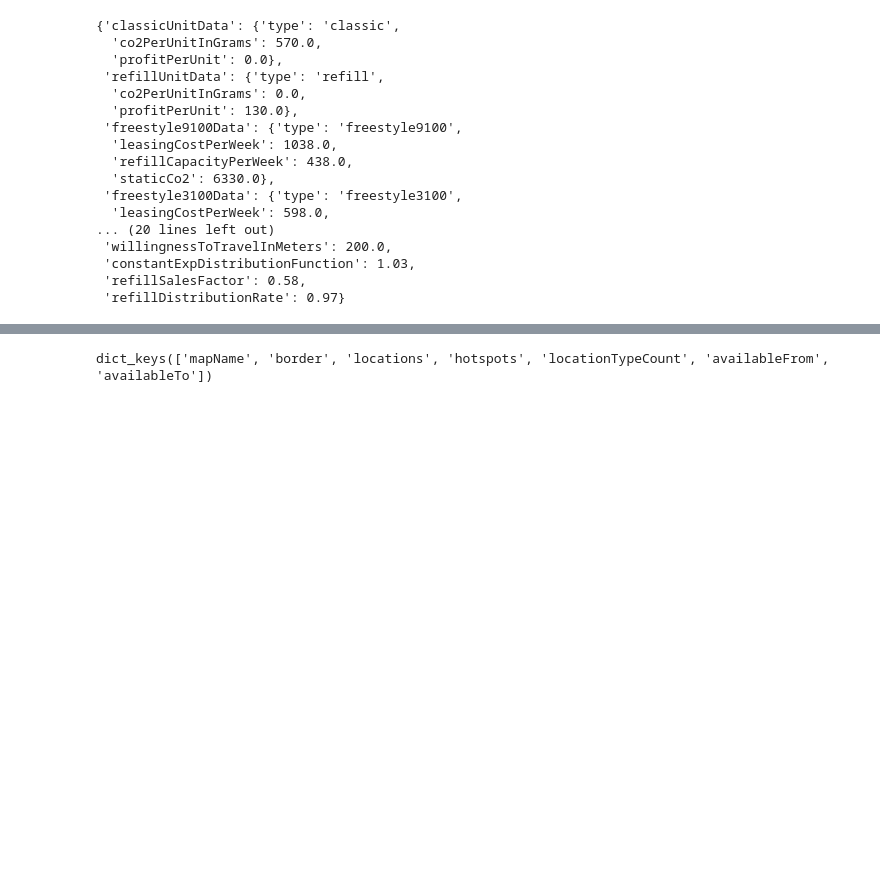
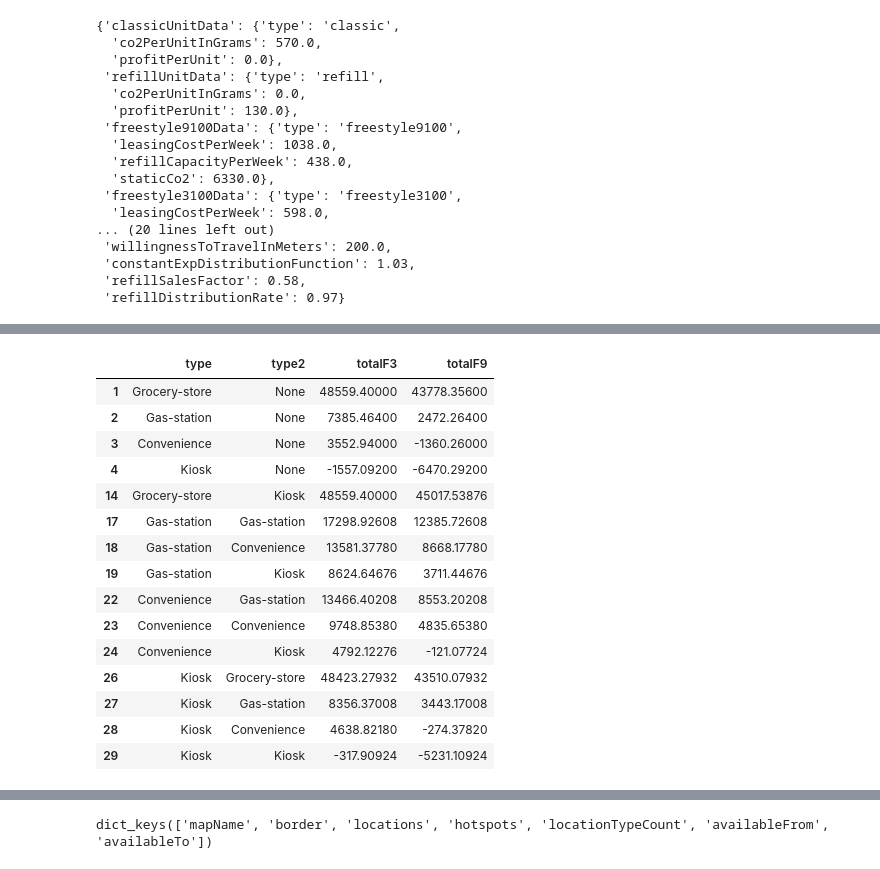
Before and after one commit to XDMickeyYau/Considition-2023-Cobra, a Jupyter notebook: exploration.ipynb, the cells around one changed output, grey strips where cells are left out. Saved outputs shown, nothing was run; the diff lists cells and outputs as text; code cells hidden in the pictures; blank space fills up the shorter version.

```diff
--- a/exploration.ipynb
+++ b/exploration.ipynb
@@ -51,0 +184,19 @@ generalData
+# %%
+sales_by_type[~F9_better][['type','type2','totalF3','totalF9']]
+# %% [output]
+|  | type | type2 | totalF3 | totalF9 |
+| 1 | Grocery-store | None | 48559.40000 | 43778.35600 |
+| 2 | Gas-station | None | 7385.46400 | 2472.26400 |
+| 3 | Convenience | None | 3552.94000 | -1360.26000 |
+| 4 | Kiosk | None | -1557.09200 | -6470.29200 |
+| 14 | Grocery-store | Kiosk | 48559.40000 | 45017.53876 |
+| 17 | Gas-station | Gas-station | 17298.92608 | 12385.72608 |
+| 18 | Gas-station | Convenience | 13581.37780 | 8668.17780 |
+| 19 | Gas-station | Kiosk | 8624.64676 | 3711.44676 |
+| 22 | Convenience | Gas-station | 13466.40208 | 8553.20208 |
+| 23 | Convenience | Convenience | 9748.85380 | 4835.65380 |
+| 24 | Convenience | Kiosk | 4792.12276 | -121.07724 |
+| 26 | Kiosk | Grocery-store | 48423.27932 | 43510.07932 |
+| 27 | Kiosk | Gas-station | 8356.37008 | 3443.17008 |
+| 28 | Kiosk | Convenience | 4638.82180 | -274.37820 |
+| 29 | Kiosk | Kiosk | -317.90924 | -5231.10924 |
```
Also changed, not shown: parts of 17 cells of this notebook.
